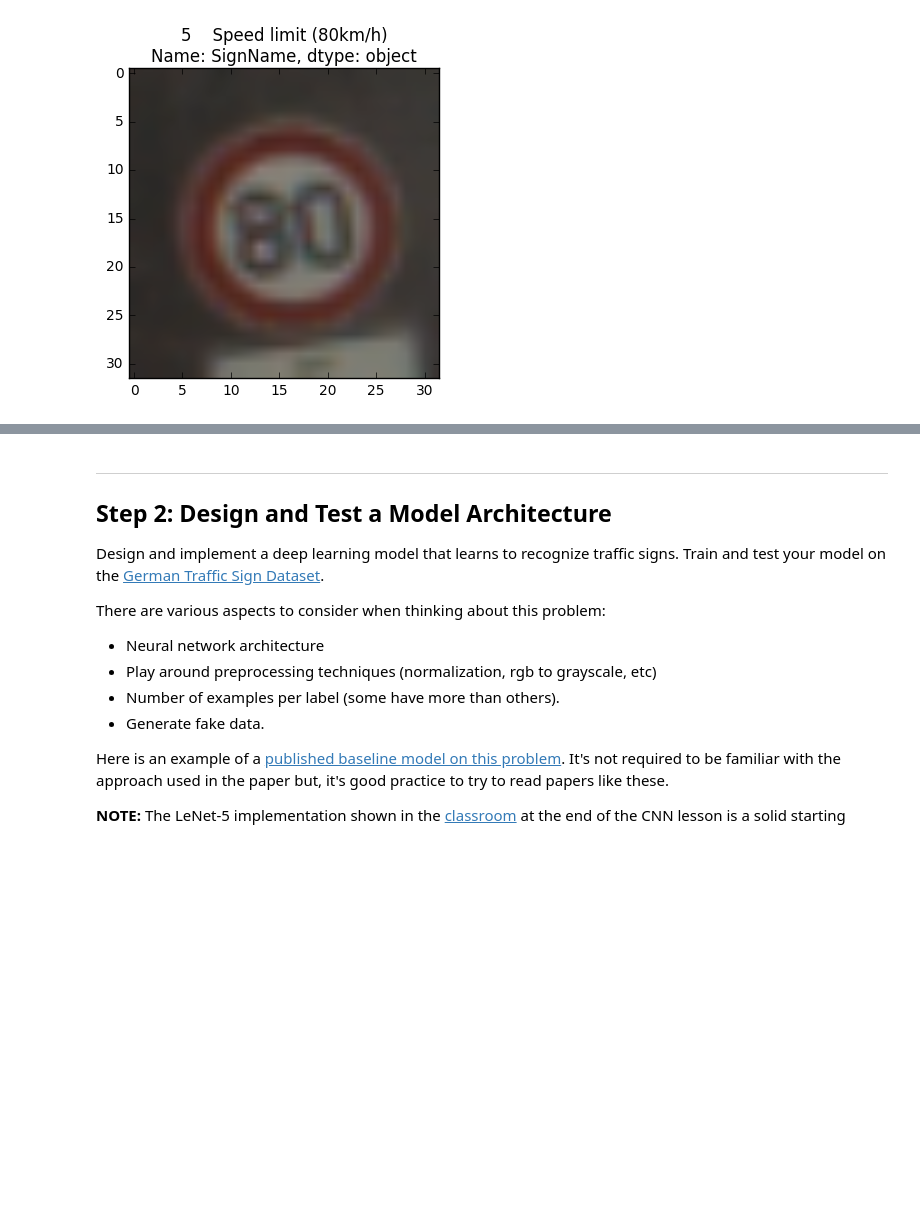
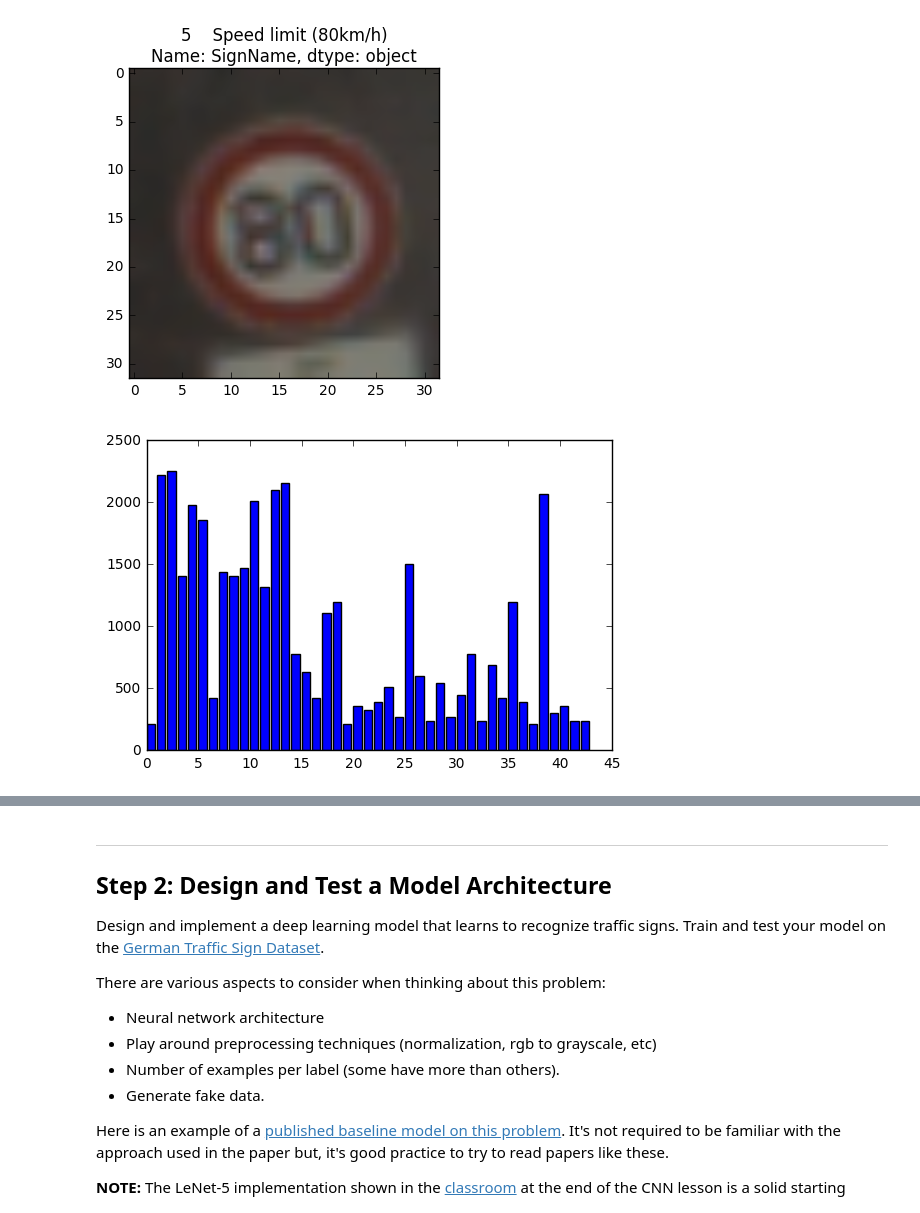
Before and after one commit to hristo-vrigazov/traffic-signs, a Jupyter notebook: Traffic_Sign_Classifier.ipynb, the cells around one changed output, grey strips where cells are left out. Saved outputs shown, nothing was run; the diff lists cells and outputs as text; code cells hidden in the pictures; blank space fills up the shorter version.

Commit message:
Added visualization

```diff
--- a/Traffic_Sign_Classifier.ipynb
+++ b/Traffic_Sign_Classifier.ipynb
@@ -93,3 +93,11 @@ plt.imshow(image)
 # %% [output]
 <matplotlib.image.AxesImage at 0x...>
 [figure]
+# %%
+def plot_distribution(labels):
+    plt.bar(np.unique(labels), np.bincount(labels))
+    plt.show()
+# %%
+plot_distribution(y_train)
+# %% [output]
+[figure, added]
```
Also changed, not shown: parts of 3 cells of this notebook.
